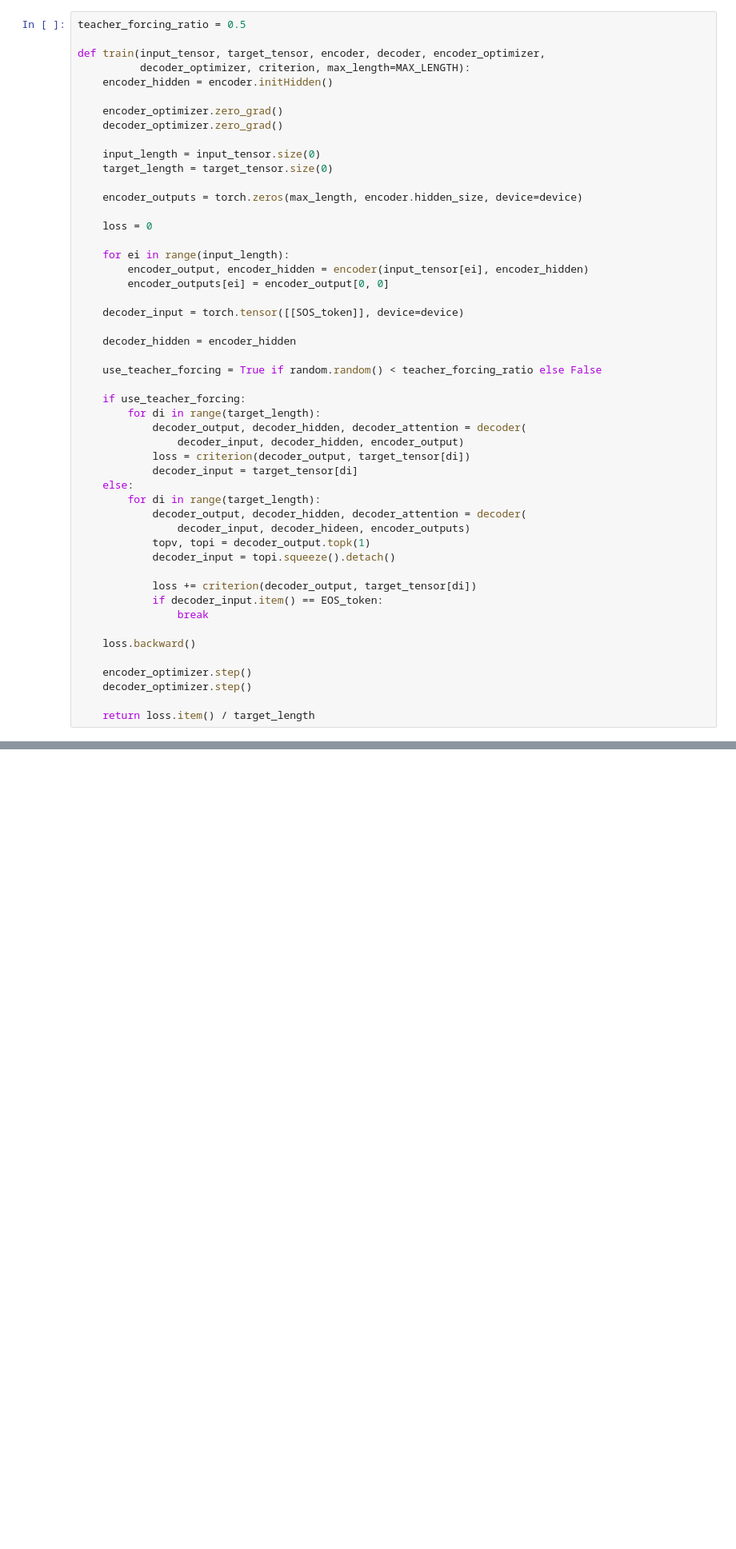
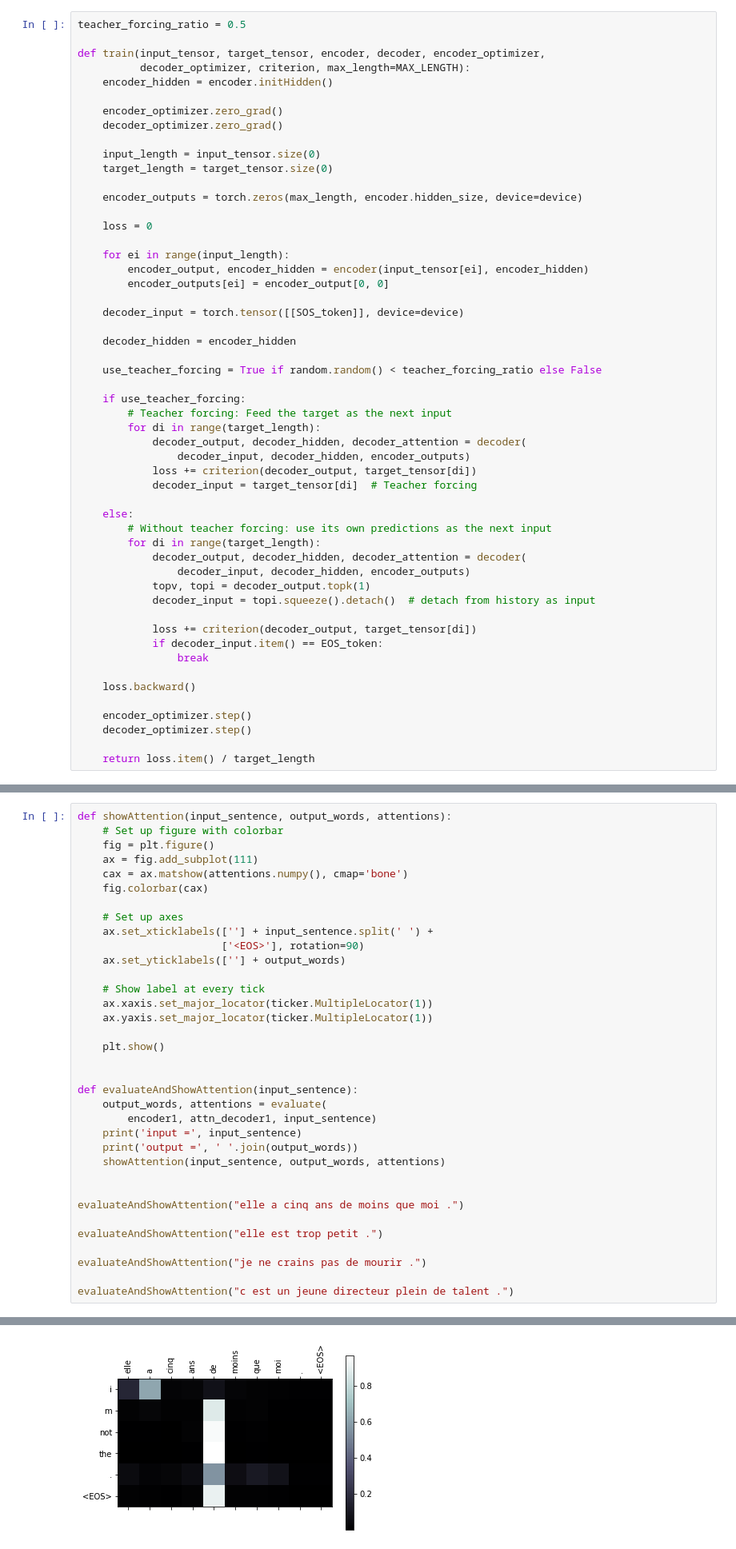
Before and after one commit to HenryDashwood/attention, a Jupyter notebook: attention_rnn.ipynb, the cells around one changed output, grey strips where cells are left out. Shown: that part at 80% size. Saved outputs shown, nothing was run; the diff lists cells and outputs as text; blank space fills up the shorter version.

```diff
--- a/attention_rnn.ipynb
+++ b/attention_rnn.ipynb
@@ -232,17 +232,20 @@ def train(input_tensor, target_tensor, encoder, decoder, encoder_optimizer,
     use_teacher_forcing = True if random.random() < teacher_forcing_ratio else False
 
     if use_teacher_forcing:
+        # Teacher forcing: Feed the target as the next input
         for di in range(target_length):
             decoder_output, decoder_hidden, decoder_attention = decoder(
-                decoder_input, decoder_hidden, encoder_output)
-            loss = criterion(decoder_output, target_tensor[di])
-            decoder_input = target_tensor[di]
+                decoder_input, decoder_hidden, encoder_outputs)
+            loss += criterion(decoder_output, target_tensor[di])
+            decoder_input = target_tensor[di]  # Teacher forcing
+
     else:
+        # Without teacher forcing: use its own predictions as the next input
         for di in range(target_length):
             decoder_output, decoder_hidden, decoder_attention = decoder(
-                decoder_input, decoder_hideen, encoder_outputs)
+                decoder_input, decoder_hidden, encoder_outputs)
             topv, topi = decoder_output.topk(1)
-            decoder_input = topi.squeeze().detach()
+            decoder_input = topi.squeeze().detach()  # detach from history as input
 
             loss += criterion(decoder_output, target_tensor[di])
             if decoder_input.item() == EOS_token:
@@ -363,0 +403,36 @@ RuntimeError: Expected 3-dimensional tensor, but got 4-dimensional tensor for ar
+# %%
+def showAttention(input_sentence, output_words, attentions):
+    # Set up figure with colorbar
+    fig = plt.figure()
+    ax = fig.add_subplot(111)
+    cax = ax.matshow(attentions.numpy(), cmap='bone')
+    fig.colorbar(cax)
+
+    # Set up axes
+    ax.set_xticklabels([''] + input_sentence.split(' ') +
+                       ['<EOS>'], rotation=90)
+    ax.set_yticklabels([''] + output_words)
+
+    # Show label at every tick
+    ax.xaxis.set_major_locator(ticker.MultipleLocator(1))
+    ax.yaxis.set_major_locator(ticker.MultipleLocator(1))
+
+    plt.show()
+
+
+def evaluateAndShowAttention(input_sentence):
+    output_words, attentions = evaluate(
+        encoder1, attn_decoder1, input_sentence)
+    print('input =', input_sentence)
+    print('output =', ' '.join(output_words))
+    showAttention(input_sentence, output_words, attentions)
+
+
+evaluateAndShowAttention("elle a cinq ans de moins que moi .")
+
+evaluateAndShowAttention("elle est trop petit .")
+
+evaluateAndShowAttention("je ne crains pas de mourir .")
+
+evaluateAndShowAttention("c est un jeune directeur plein de talent .")
+# %% [output]
@@ -363,0 +441 @@ RuntimeError: Expected 3-dimensional tensor, but got 4-dimensional tensor for ar
+[figure, added]
```
Also changed, not shown: parts of 9 cells of this notebook.
